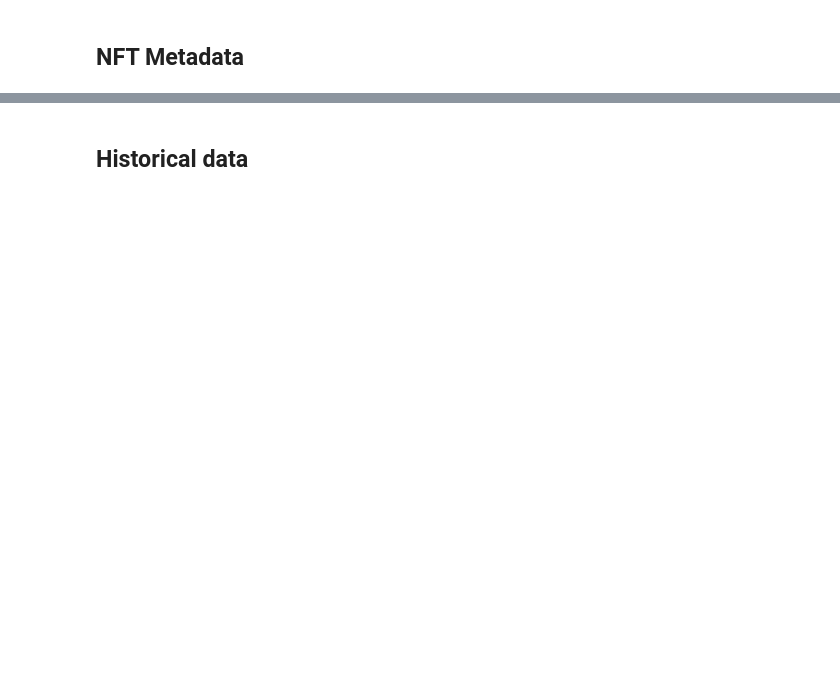
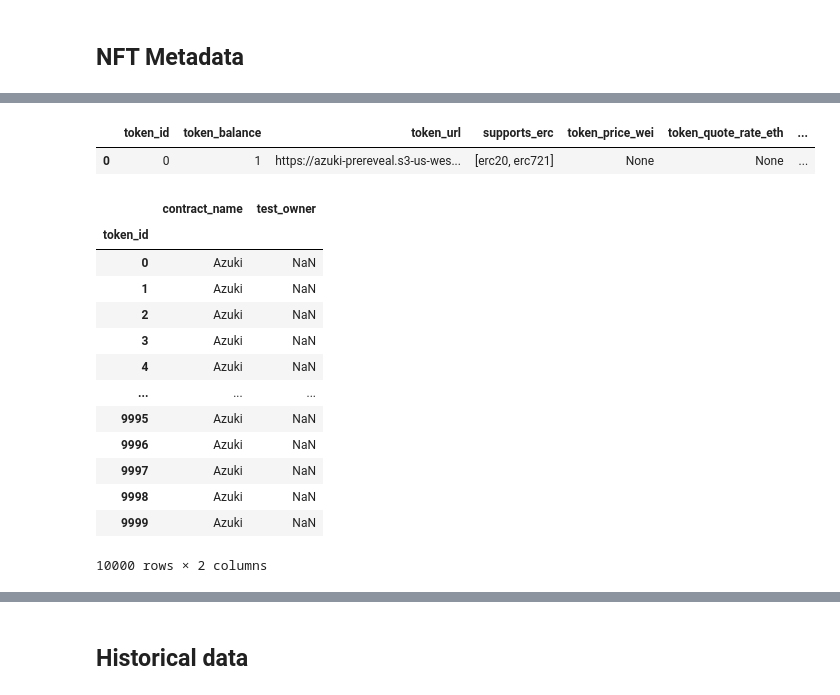
Before and after one commit to mmsaki/nft-trading-analysis, a Jupyter notebook: azuki_analysis.ipynb, the cells around one changed output, grey strips where cells are left out. Cells and saved outputs as stored; diff of their text form; code cells hidden in the pictures; blank space fills up the shorter version.

```diff
--- a/azuki_analysis.ipynb
+++ b/azuki_analysis.ipynb
@@ -112,0 +132,28 @@ nft_metadata['data']['items'][0]['nft_data'][0]
+# %%
+pd.DataFrame(owner_data['data']['items'][0]['nft_data'])
+# %% [output]
+|  | token_id | token_balance | token_url | supports_erc | token_price_wei | token_quote_rate_eth | ... |
+| 0 | 0 | 1 | https://azuki-prereveal.s3-us-wes... | [erc20, erc721] | None | None | ... |
+# %%
+url = owner_url
+
+def request_function(j):
+    return requests.post(url,json = json.loads(j))['c']
+
+token_IDS['test_owner'] = '{"owner:"' + owner_data['data']['items'][0]['nft_data'][0]['owner'] + '}'
+token_IDS
+# %% [output]
+|  | contract_name | test_owner |
+| token_id |  |  |
+| 0 | Azuki | NaN |
+| 1 | Azuki | NaN |
+| 2 | Azuki | NaN |
+| 3 | Azuki | NaN |
+| 4 | Azuki | NaN |
+| ... | ... | ... |
+| 9995 | Azuki | NaN |
+| 9996 | Azuki | NaN |
+| 9997 | Azuki | NaN |
+| 9998 | Azuki | NaN |
+| 9999 | Azuki | NaN |
+10000 rows × 2 columns
```
Also changed, not shown: parts of 13 cells of this notebook.
